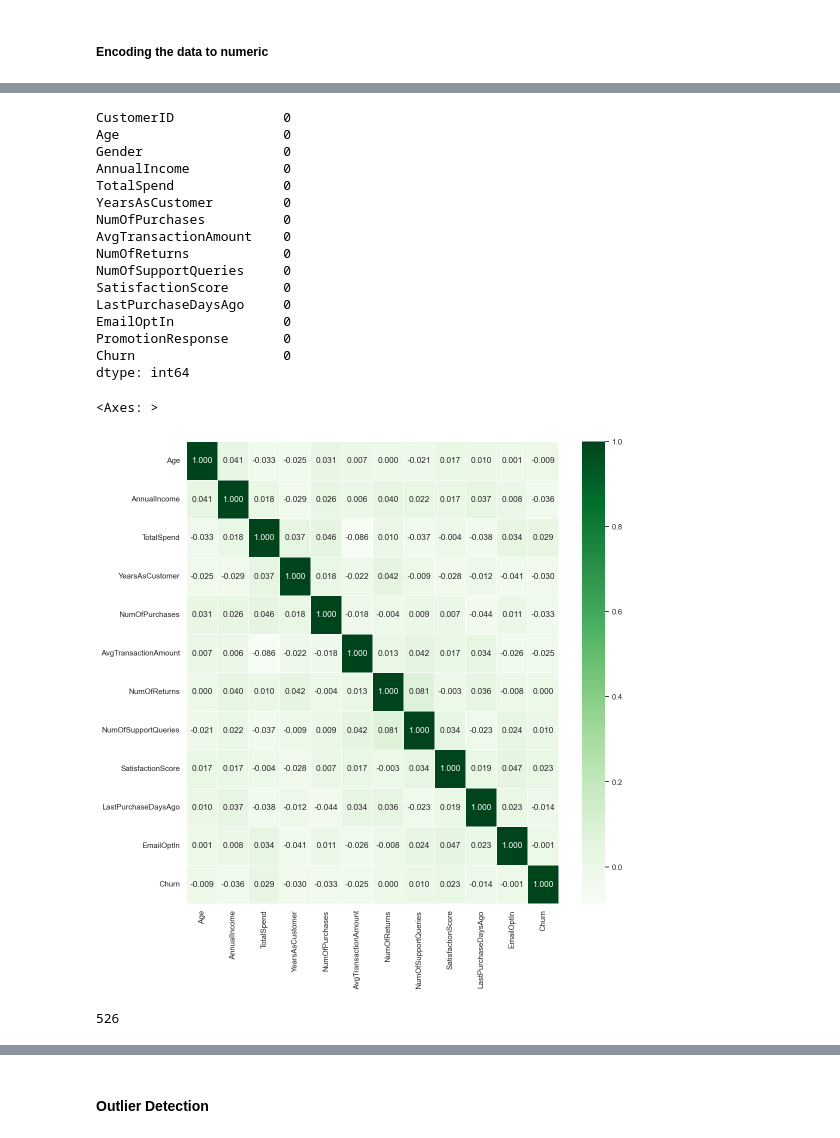
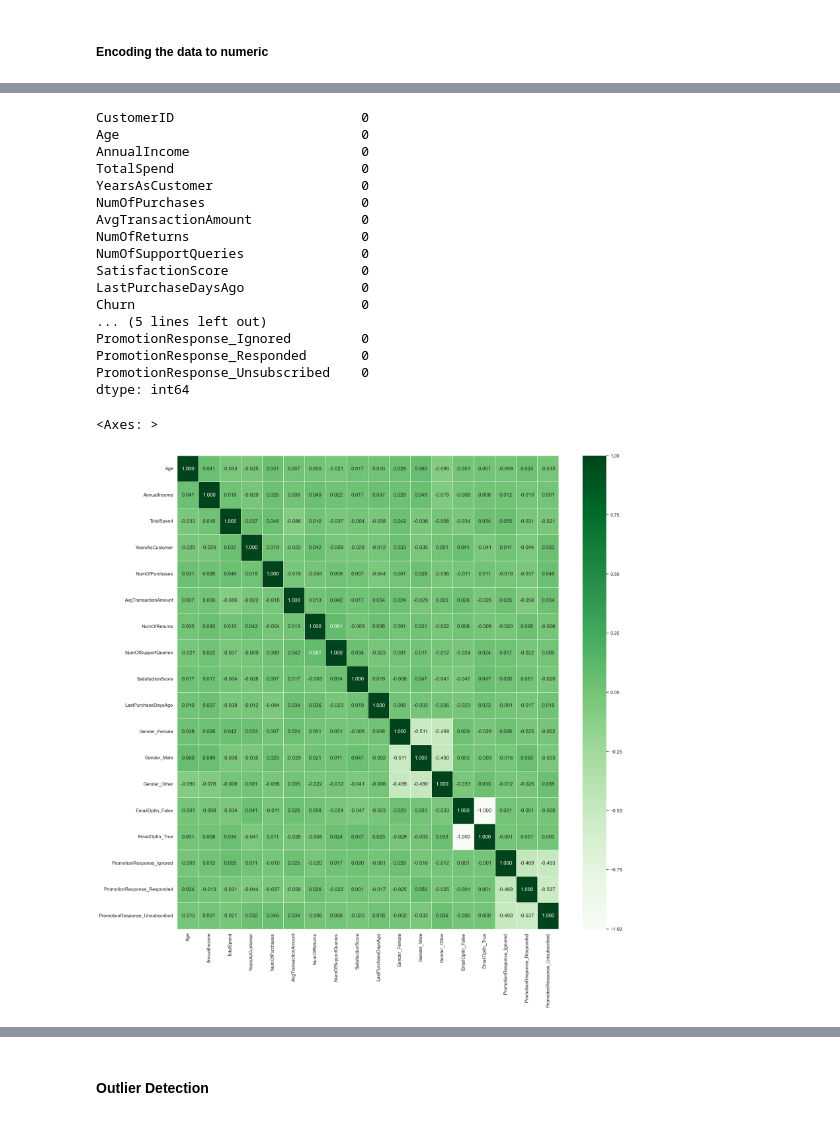
Before and after one commit to AnkanKar-Zargon/DMML, a Jupyter notebook: Assignment 1/CustomerChurn.ipynb, the cells around one changed output, grey strips where cells are left out. Drawn from its saved outputs; the diff is of its cells as text; code cells hidden in the pictures.

```diff
--- a/Assignment 1/CustomerChurn.ipynb
+++ b/Assignment 1/CustomerChurn.ipynb
@@ -112,6 +112,3 @@ df
 1000 rows × 15 columns
 # %% [markdown]
 ##### Encoding the data to numeric
-# %%
-df1[['Gender', 'EmailOptIn', 'PromotionResponse', 'Churn']] = df1[['Gender', 'EmailOptIn', 'PromotionResponse', 'Churn']].apply(LabelEncoder().fit_transform)
-df1
@@ -131,0 +115,8 @@ df1
+# %%
+enc = OneHotEncoder(sparse_output=False)
+encoded_data = enc.fit_transform(df1[['Gender', 'EmailOptIn', 'PromotionResponse']])
+encoded_df = pd.DataFrame(
+    encoded_data,columns= enc.get_feature_names_out(['Gender', 'EmailOptIn', 'PromotionResponse'])
+)
+
+encoded_df
@@ -131,0 +137,5 @@ df1
+# %%
+for cols in encoded_df:
+    df1[cols] = encoded_df[cols]
+
+df1
@@ -131,0 +156,2 @@ df1
+# %%
+df1 = df1.drop(['Gender', 'EmailOptIn', 'PromotionResponse'], axis = 1)
@@ -151,31 +194,28 @@ dtype: object
 # %%
 df1.isna().sum()
 # %% [output]
-CustomerID              0
-Age                     0
-Gender                  0
-AnnualIncome            0
-TotalSpend              0
-YearsAsCustomer         0
-NumOfPurchases          0
-AvgTransactionAmount    0
-NumOfReturns            0
-NumOfSupportQueries     0
-SatisfactionScore       0
-LastPurchaseDaysAgo     0
-EmailOptIn              0
-PromotionResponse       0
-Churn                   0
+CustomerID                        0
+Age                               0
+AnnualIncome                      0
+TotalSpend                        0
+YearsAsCustomer                   0
+NumOfPurchases                    0
+AvgTransactionAmount              0
+NumOfReturns                      0
+NumOfSupportQueries               0
+SatisfactionScore                 0
+LastPurchaseDaysAgo               0
+Churn                             0
+... (5 lines left out)
+PromotionResponse_Ignored         0
+PromotionResponse_Responded       0
+PromotionResponse_Unsubscribed    0
 dtype: int64
 # %%
 num_data = df1.iloc[:,1:].select_dtypes(include = ["int64","float64"])
-sns.set_theme(rc={'figure.figsize':(12,12)})
+sns.set_theme(rc={'figure.figsize':(20,20)})
 sns.heatmap(num_data.corr(),annot=True,cmap="Greens",linewidths=0.4,fmt=".3f")
 # %% [output]
 <Axes: >
-[figure, old version]
+[figure, new version]
-# %%
-(df1['Churn']==1).sum()
-# %% [output]
-526
 # %%
```
Also changed, not shown: parts of 36 cells of this notebook, 1 other file.
